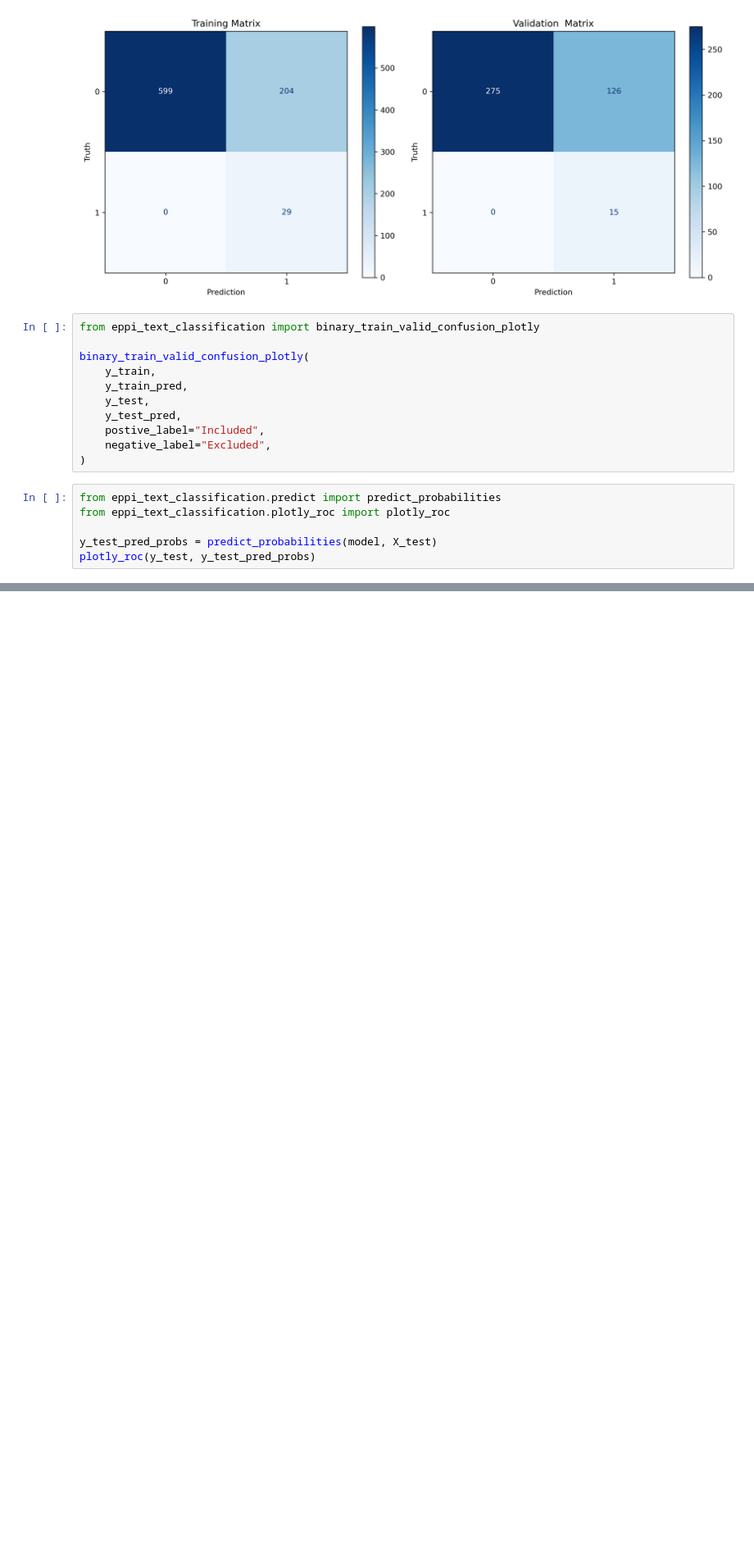
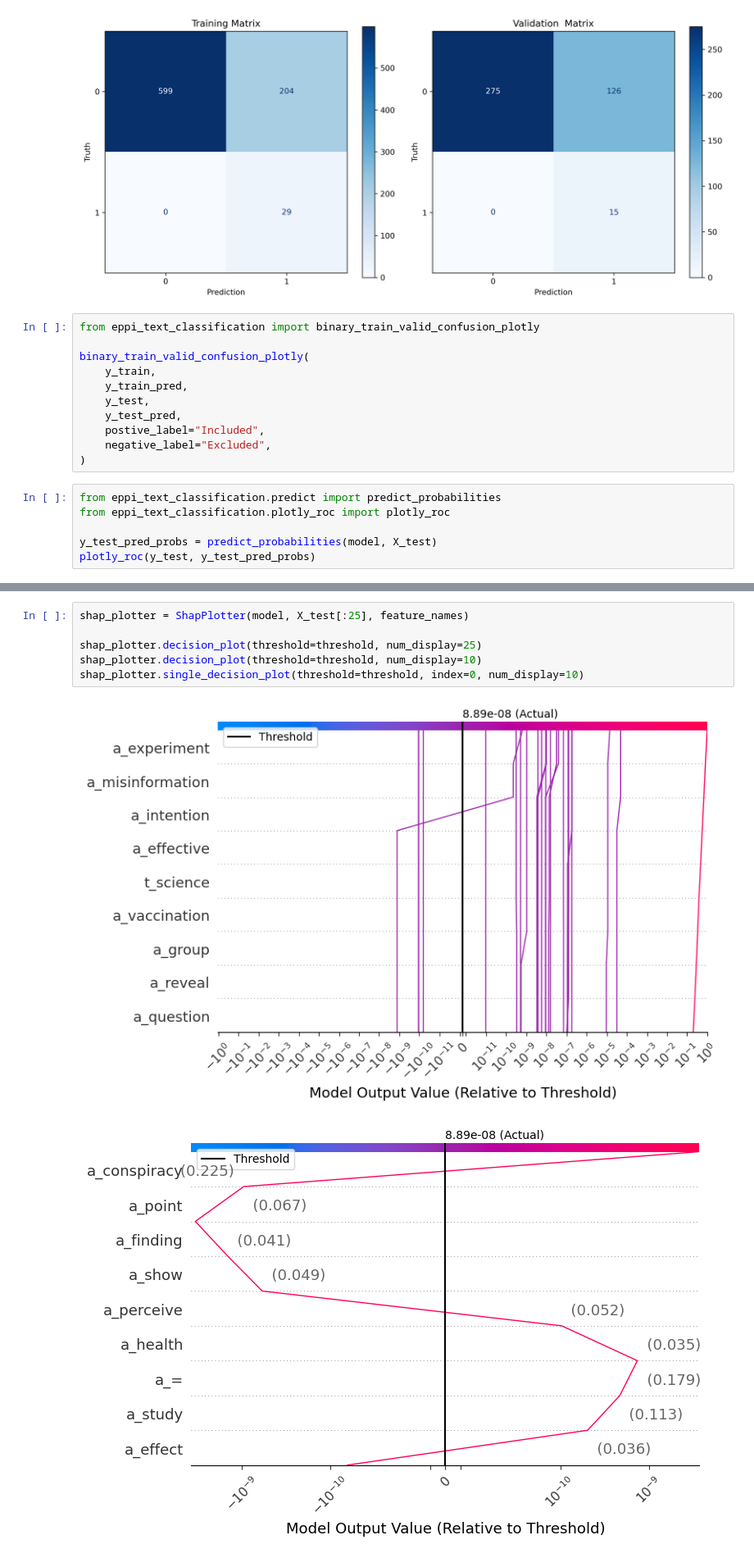
Before and after one commit to samjmolyneux/eppi-text-classification, a Jupyter notebook: notebooks/lgbm/lgbm_binary.ipynb, the cells around one changed output, grey strips where cells are left out. Shown at 82% size. Saved outputs shown, nothing was run; the diff lists cells and outputs as text; blank space fills up the shorter version.

```diff
--- a/notebooks/lgbm/lgbm_binary.ipynb
+++ b/notebooks/lgbm/lgbm_binary.ipynb
@@ -160,0 +120,9 @@ fig.show()
+# %%
+shap_plotter = ShapPlotter(model, X_test[:25], feature_names)
+
+shap_plotter.decision_plot(threshold=threshold, num_display=25)
+shap_plotter.decision_plot(threshold=threshold, num_display=10)
+shap_plotter.single_decision_plot(threshold=threshold, index=0, num_display=10)
+# %% [output]
+[figure, added]
+[figure, added]
```
Also changed, not shown: parts of 3 cells of this notebook.
